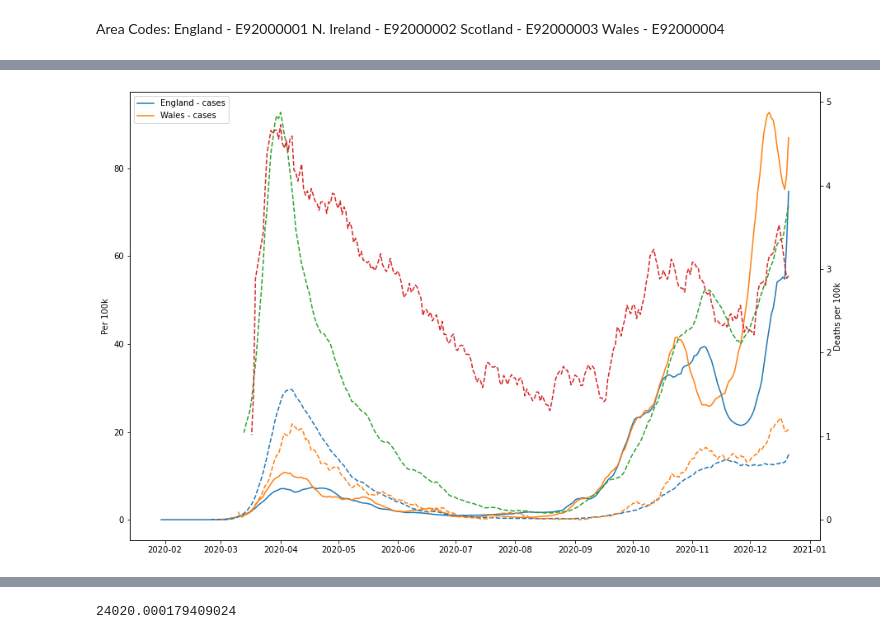
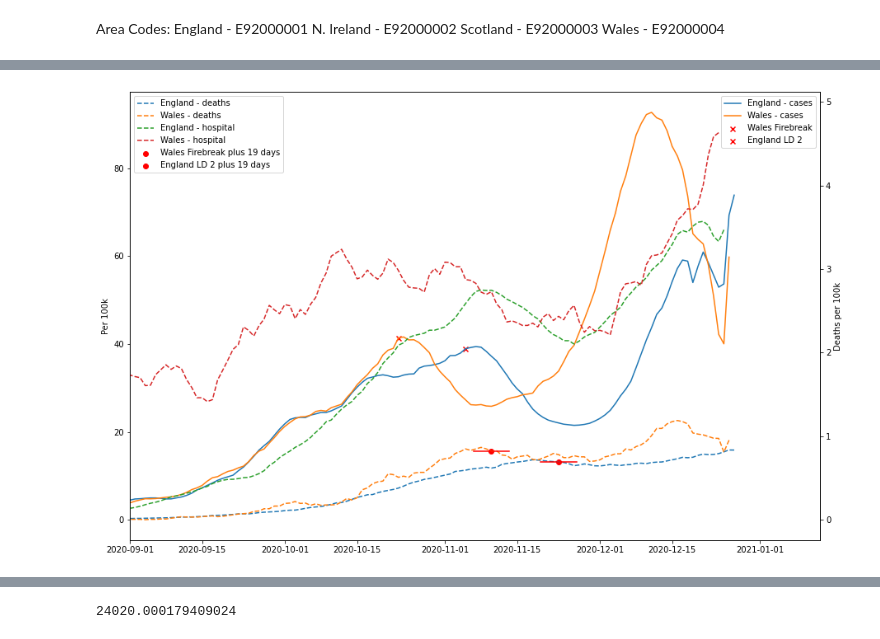
Before and after one commit to jagoosw/COVID-19-Trajectory, a Jupyter notebook: V3.ipynb, the cells around one changed output, grey strips where cells are left out. Drawn from its saved outputs; the diff is of its cells as text; code cells hidden in the pictures.

```diff
--- a/V3.ipynb
+++ b/V3.ipynb
@@ -67,5 +71,38 @@ def plot(nations=["England","Wales"],metrics=["deaths","cases","hospital"],start
-# %%
-plot()
-# %% [output]
-[figure, removed]
+# %%
+def errorbar(x,pm):
+    x = datetime.strptime(x, "%Y-%m-%d")
+    l = x - timedelta(days = pm)
+    r = x + timedelta(days = pm)
+    return [l,r]
+# %%
+def plot(nations=["England","Wales"],metrics=["deaths","cases","hospital"],start_date=None,lockdowns=False):
+    plt.rcParams["figure.figsize"] = (15,10)
+    fig,ax=plt.subplots()
+    ax2=ax.twinx()
+    for metric in metrics:
+        for nation in nations:
+            if metric=="cases":
+                ax.plot(data[nation]["date"],data[nation][metric],label="%s - %s"%(nation,metric))
+            else:
+                ax2.plot(data[nation]["date"],data[nation][metric],label="%s - %s"%(nation,metric),linestyle="--")
+    if start_date!=None:
+        plt.xlim(xmin=start_date)
+    if lockdowns==True:
+        if "Wales" in nations:
+            ax.scatter("2020-10-23",data["Wales"].loc[data["Wales"]['date'] == "2020-10-23"]["cases"],marker="x",label="Wales Firebreak",color="red")
+            ax2.scatter(["2020-11-10"],data["Wales"].loc[data["Wales"]['date'] == "2020-11-10"]["deaths"].values,marker="o",label="Wales Firebreak plus 19 days",color="red")
+            ax2.plot(errorbar("2020-11-10",3.5),[data["Wales"].loc[data["Wales"]['date'] == "2020-11-10"]["deaths"].values,data["Wales"].loc[data["Wales"]['date'] == "2020-11-10"]["deaths"].values],color="red")
+        if "England" in nations:
+            ax.scatter("2020-11-05",data["England"].loc[data["England"]['date'] == "2020-11-05"]["cases"],marker="x",label="England LD 2",color="red")
+            ax2.scatter(["2020-11-23"],data["England"].loc[data["England"]['date'] == "2020-11-23"]["deaths"].values,marker="o",label="England LD 2 plus 19 days",color="red")
+            ax2.plot(errorbar("2020-11-23",3.5),[data["England"].loc[data["England"]['date'] == "2020-11-23"]["deaths"].values,data["England"].loc[data["England"]['date'] == "2020-11-23"]["deaths"].values],color="red")
+
+    ax.legend()
+    ax2.legend()
+    ax.set_ylabel("Per 100k")
+    ax2.set_ylabel("Deaths per 100k")
+# %%
+plot(start_date="2020-09-01",lockdowns=True)
+# %% [output]
+[figure, added]
 # %%
```
Also changed, not shown: parts of 4 cells of this notebook, 26 other files.
